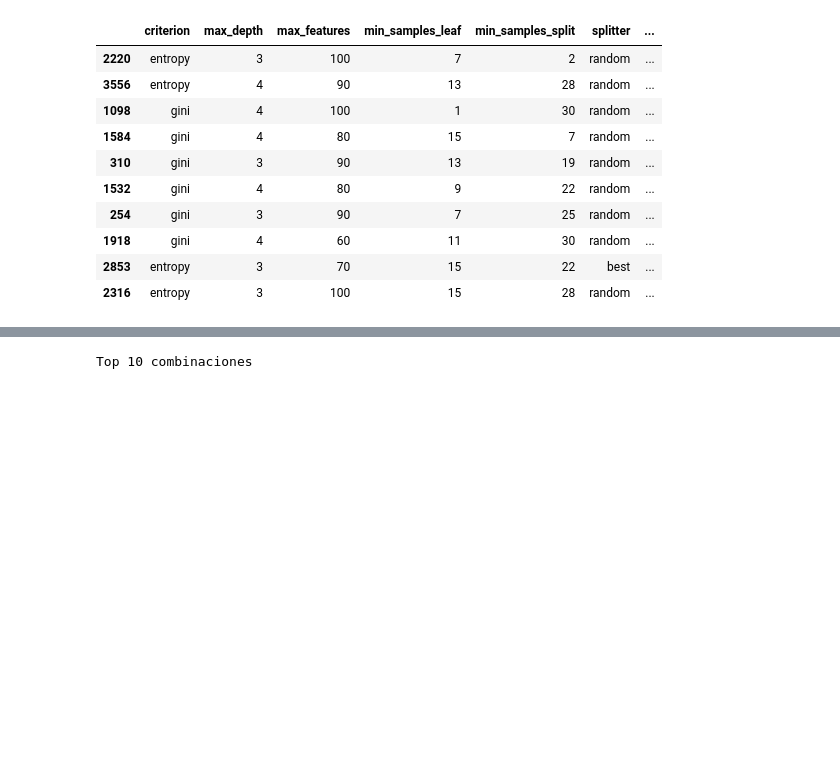
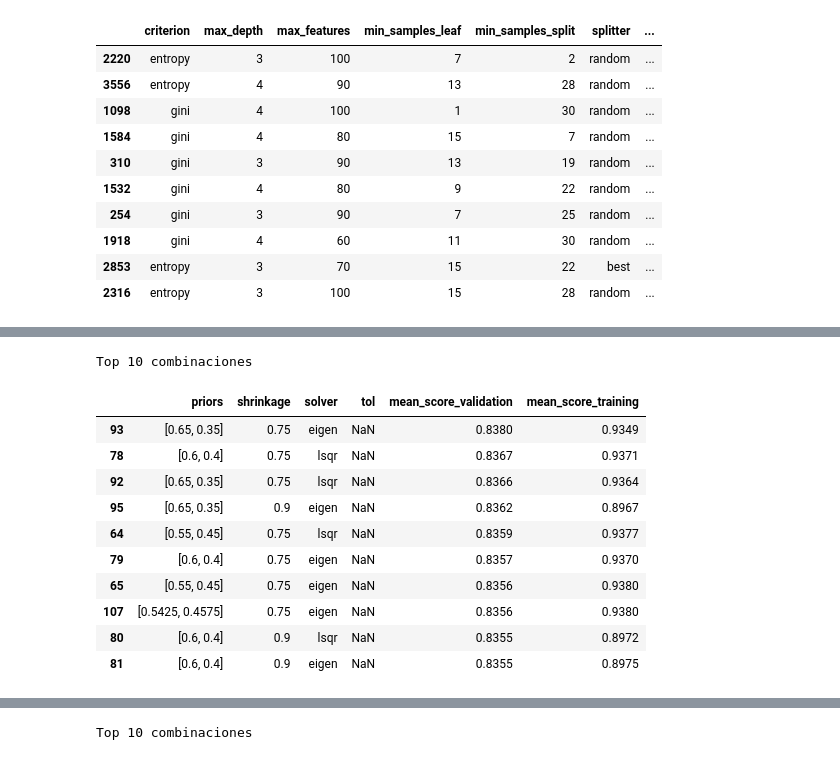
Before and after one commit to jlassa/TP1---aa, a Jupyter notebook: TP1.ipynb, the cells around one changed output, grey strips where cells are left out. Cells and saved outputs as stored; diff of their text form; code cells hidden in the pictures; blank space fills up the shorter version.

```diff
--- a/TP1.ipynb
+++ b/TP1.ipynb
@@ -430,8 +431,8 @@ dt_grid_parameters = {
     'splitter': ['best', 'random'],
     'max_depth':[3, 4],
     'min_samples_split': [2, 3, 4, 5, 6, 10, 15, 20],
-    'min_samples_leaf': [1, 2, 3, 5, 10, 15, 20],
-    'max_features': ['sqrt', 'log2', 100, 75, 50, None]
+    'min_samples_leaf': [1, 2, 3, 5, 10, 15, 20, 25, 30, 35],
+    'max_features': ['sqrt', 'log2', 250, 200, 150, 100, 75, 50, None]
 }
 np.random.seed(1234)
 cv = sklearn.model_selection.StratifiedKFold(n_splits=5 , shuffle=True)
@@ -512,24 +539,35 @@ top_resultados(grid)
 # %%
 warnings.simplefilter(action='ignore')
 ##### LDA PARAMETERS
 lda_grid_parameters = [{
     'solver': ['lsqr', 'eigen'],
-    'shrinkage': ['auto', 0.1, 0.25, 0.50, 0.75, 0.9, 1.0],
-    'priors': [ [0.35, 0.65], [0.4, 0.6], [0.45, 0.55], [0.5, 0.5],
-               [0.55, 0.45], [0.6, 0.4], [0.65, 0.35], [0.5425, 0.4575] ]
+    'shrinkage': ['auto', 0.1, 0.25, 0.50, 0.75, 0.85, 0.9, 1.0],
+    'priors': [None, [0.3, 0.7], [0.4, 0.6], [0.5, 0.5], [0.6, 0.4], [0.7, 0.3] ]
 }, {
     'solver': ['svd'],
-    'tol': [0.0, 0.0001, 0.001, 0.01, 0.1, 0.15, 0.3, 0.5, 0.75, 0.9, 1.0],
-    'priors': [ [0.35, 0.65], [0.4, 0.6], [0.45, 0.55], [0.5, 0.5],
-               [0.55, 0.45], [0.6, 0.4], [0.65, 0.35], [0.5425, 0.4575] ]
+    'tol': [0.0, 0.0001, 0.001, 0.01, 0.1, 1.0],
+    'priors': [None, [0.3, 0.7], [0.4, 0.6], [0.5, 0.5], [0.6, 0.4], [0.7, 0.3] ]
 }]
 # svd no usa shrinkage, si  usa tol
 
 np.random.seed(1234)
 cv = sklearn.model_selection.StratifiedKFold(n_splits=5 , shuffle=True)
 grid = GridSearchCV(LinearDiscriminantAnalysis(), param_grid=lda_grid_parameters, cv=cv, scoring='roc_auc')
 grid.fit(X_dev_np, y_dev_np)
 top_resultados(grid)
+# %% [output]
+Top 10 combinaciones
+|  | priors | shrinkage | solver | tol | mean_score_validation | mean_score_training |
+| 93 | [0.65, 0.35] | 0.75 | eigen | NaN | 0.8380 | 0.9349 |
+| 78 | [0.6, 0.4] | 0.75 | lsqr | NaN | 0.8367 | 0.9371 |
+| 92 | [0.65, 0.35] | 0.75 | lsqr | NaN | 0.8366 | 0.9364 |
+| 95 | [0.65, 0.35] | 0.9 | eigen | NaN | 0.8362 | 0.8967 |
+| 64 | [0.55, 0.45] | 0.75 | lsqr | NaN | 0.8359 | 0.9377 |
+| 79 | [0.6, 0.4] | 0.75 | eigen | NaN | 0.8357 | 0.9370 |
+| 65 | [0.55, 0.45] | 0.75 | eigen | NaN | 0.8356 | 0.9380 |
+| 107 | [0.5425, 0.4575] | 0.75 | eigen | NaN | 0.8356 | 0.9380 |
+| 80 | [0.6, 0.4] | 0.9 | lsqr | NaN | 0.8355 | 0.8972 |
+| 81 | [0.6, 0.4] | 0.9 | eigen | NaN | 0.8355 | 0.8975 |
 # %%
 ##### LDA ITERATION 1
 lda_grid_parameters = {
```
Also changed, not shown: parts of 9 cells of this notebook.
